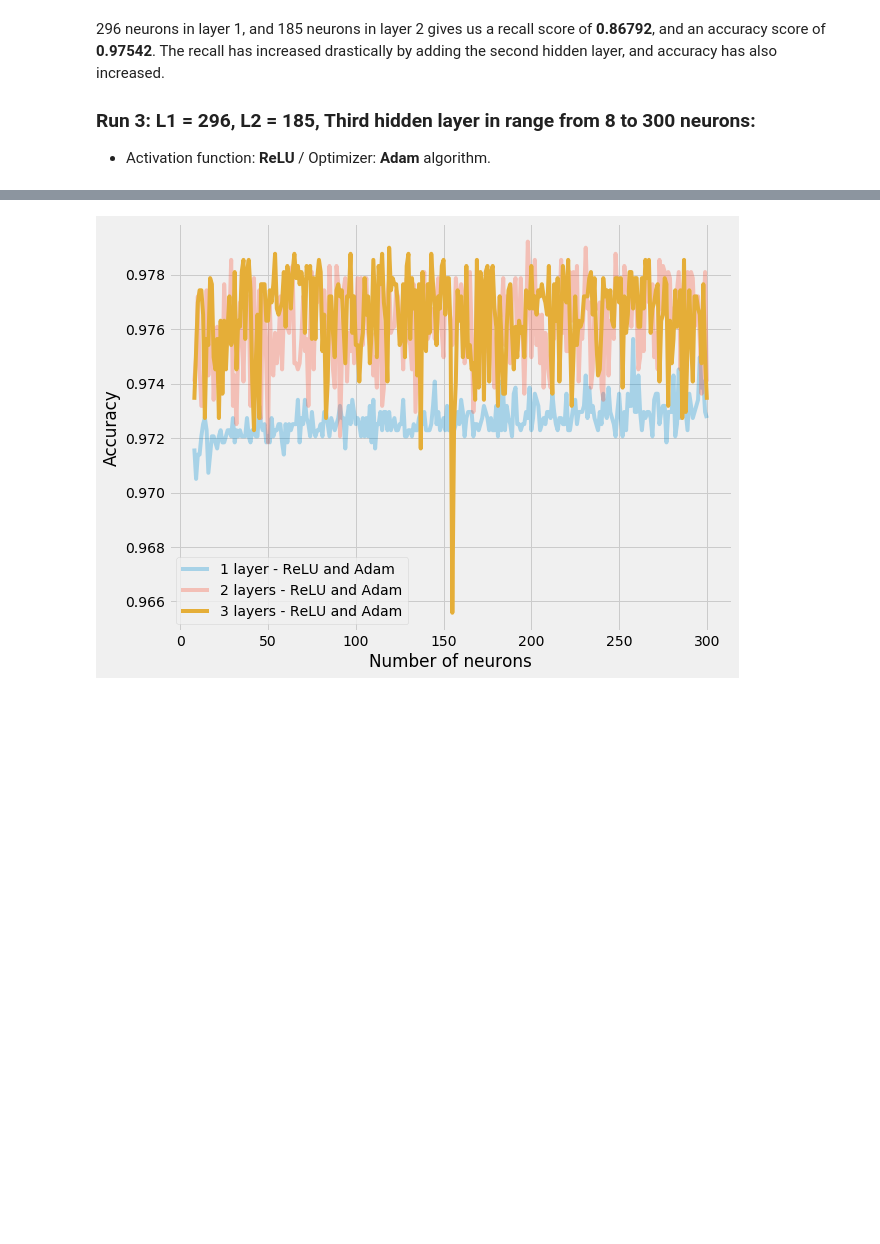
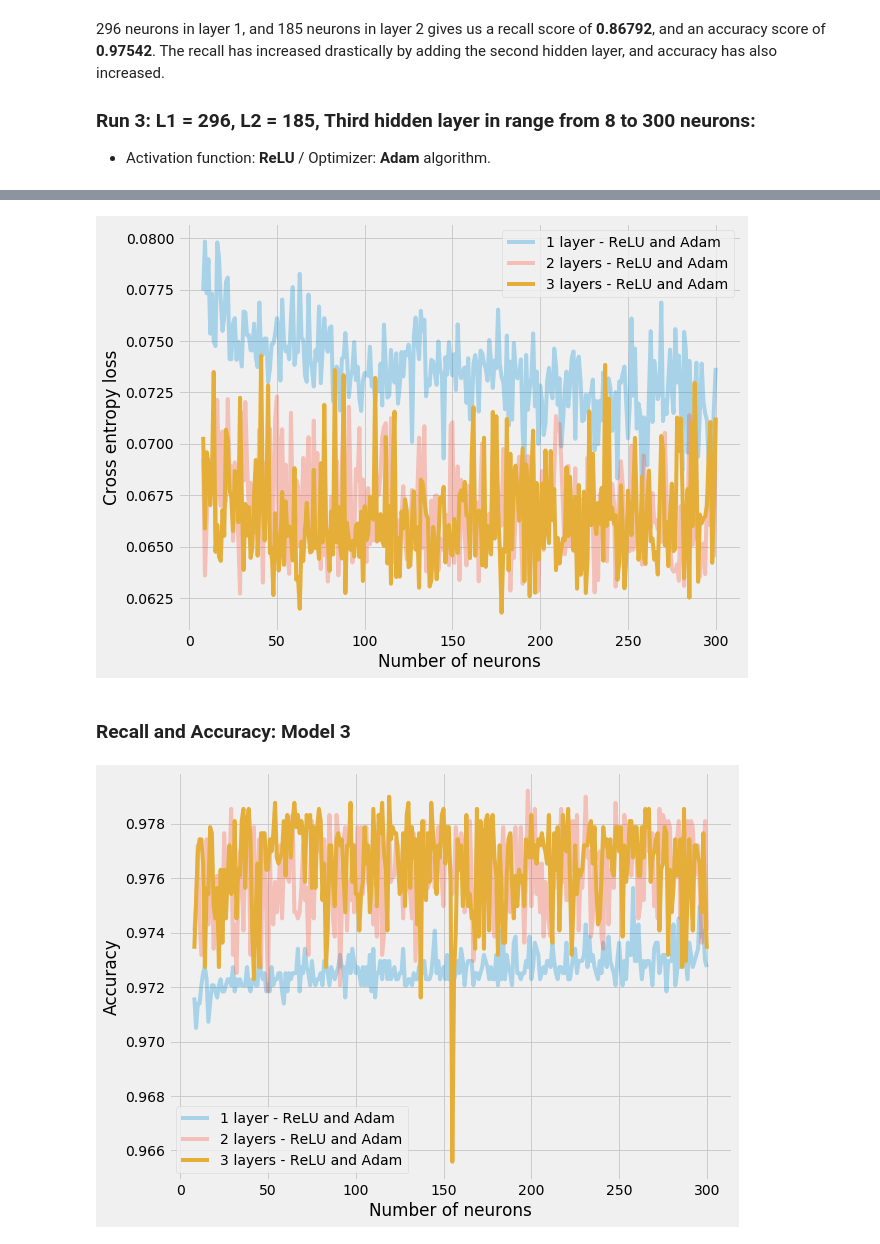
Before and after one commit to ericnewnam/ericnewnam.github.io, a Jupyter notebook: sklearn-pulsar-MLP-various.ipynb, the cells around one changed output, grey strips where cells are left out. Drawn from its saved outputs; the diff is of its cells as text; code cells hidden in the pictures; blank space fills up the shorter version.

```diff
--- a/sklearn-pulsar-MLP-various.ipynb
+++ b/sklearn-pulsar-MLP-various.ipynb
@@ -400,6 +443,7 @@ plt.show()
 hidden_layer3_list = list(range(8, 301))
 running_accuracy3 = []
 running_recall3 = []
+running_loss3 = []
 
 for i in hidden_layer3_list:
     mlp_classifier3 = MLPClassifier(hidden_layer_sizes=(296, 185, i),
@@ -425,7 +469,7 @@ for i in hidden_layer3_list:
                                     epsilon=1e-08)
 
     mlp_classifier3.fit(X_train, Y_train)
-
+    running_loss3.append(mlp_classifier3.loss_)
     y_hat = mlp_classifier3.predict(X_test)
     running_accuracy3.append(accuracy_score(Y_test, y_hat))
     running_recall3.append(recall_score(Y_test, y_hat))
@@ -432,3 +482,18 @@ for i in hidden_layer3_list:
+# %%
+plt.figure(figsize=(9, 7))
+plt.style.use('fivethirtyeight')
+x_units = hidden_layer1_list
+plt.plot(x_units, running_loss1, label='1 layer - ReLU and Adam', alpha=0.3)
+plt.plot(x_units, running_loss2, label='2 layers - ReLU and Adam', alpha=0.3)
+plt.plot(x_units, running_loss3, label='3 layers - ReLU and Adam')
+plt.xlabel('Number of neurons')
+plt.ylabel('Cross entropy loss')
+plt.legend()
+plt.show()
+# %% [output]
+[figure, added]
+# %% [markdown]
+### Recall and Accuracy: Model 3
 # %%
 plt.figure(figsize=(9, 7))
 plt.style.use('fivethirtyeight')
```
Also changed, not shown: parts of 14 cells of this notebook, 1 other file.
